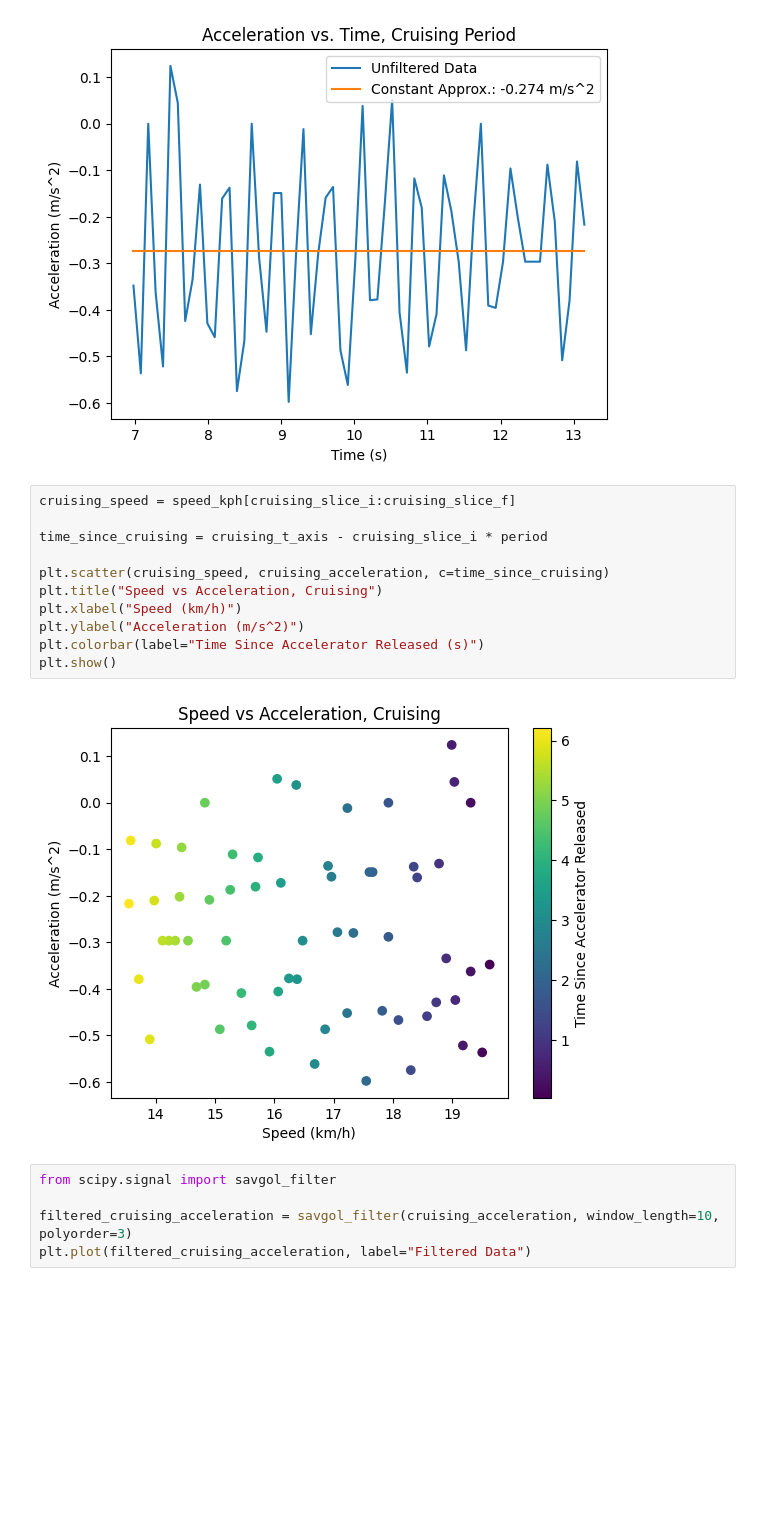
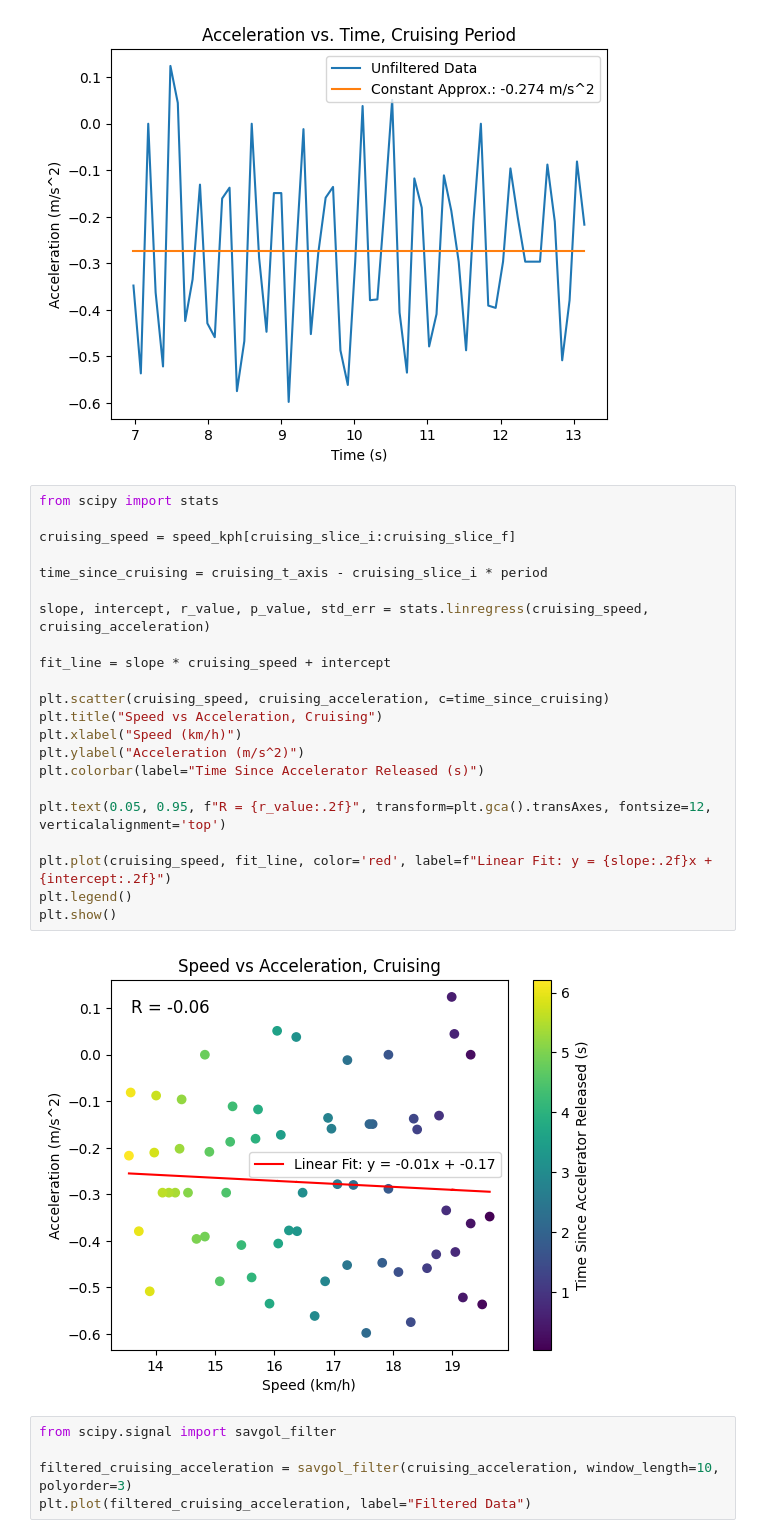
Before and after one commit to UBC-Solar/data_analysis, a Jupyter notebook: motor_analysis/motor_testing_april_6.ipynb, the cells around one changed output. Drawn from its saved outputs; the diff is of its cells as text; blank space fills up the shorter version.

```diff
--- a/motor_analysis/motor_testing_april_6.ipynb
+++ b/motor_analysis/motor_testing_april_6.ipynb
@@ -141,18 +141,29 @@ plt.show()
 # %% [output]
 [figure]
 # %%
+from scipy import stats
+
 cruising_speed = speed_kph[cruising_slice_i:cruising_slice_f]
 
 time_since_cruising = cruising_t_axis - cruising_slice_i * period
+
+slope, intercept, r_value, p_value, std_err = stats.linregress(cruising_speed, cruising_acceleration)
+
+fit_line = slope * cruising_speed + intercept
 
 plt.scatter(cruising_speed, cruising_acceleration, c=time_since_cruising)
 plt.title("Speed vs Acceleration, Cruising")
 plt.xlabel("Speed (km/h)")
 plt.ylabel("Acceleration (m/s^2)")
 plt.colorbar(label="Time Since Accelerator Released (s)")
+
+plt.text(0.05, 0.95, f"R = {r_value:.2f}", transform=plt.gca().transAxes, fontsize=12, verticalalignment='top')
+
+plt.plot(cruising_speed, fit_line, color='red', label=f"Linear Fit: y = {slope:.2f}x + {intercept:.2f}")
+plt.legend()
 plt.show()
 # %% [output]
-[figure, old version]
+[figure, new version]
 # %%
 from scipy.signal import savgol_filter
 
```
Also changed, not shown: 1 other file.
